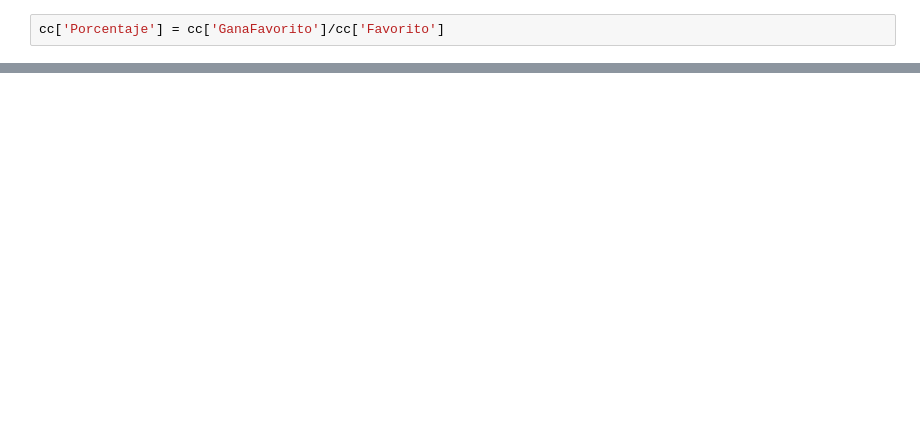
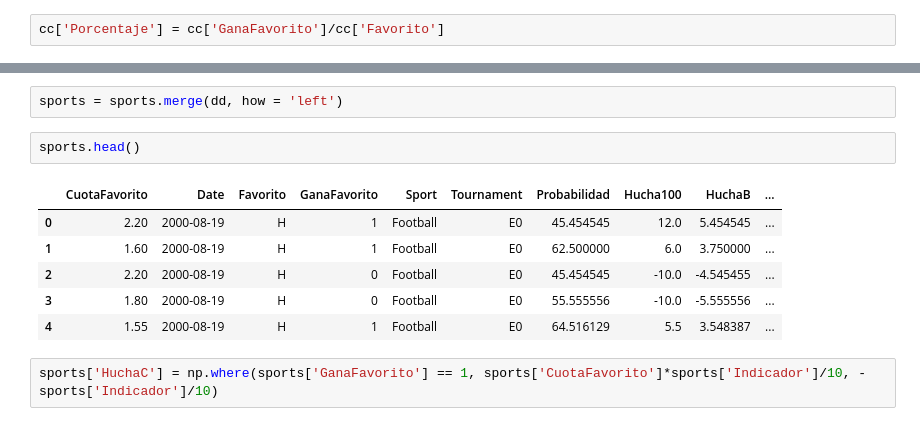
Before and after one commit to franciscojdiezc/TFM, a Jupyter notebook: 2. Hucha.ipynb, the cells around one changed output, grey strips where cells are left out. Cells and saved outputs as stored; diff of their text form; blank space fills up the shorter version.

```diff
--- a/2. Hucha.ipynb
+++ b/2. Hucha.ipynb
@@ -164,0 +161,13 @@ plt.show()
+# %%
+sports = sports.merge(dd, how = 'left')
+# %%
+sports.head()
+# %% [output]
+|  | CuotaFavorito | Date | Favorito | GanaFavorito | Sport | Tournament | Probabilidad | Hucha100 | HuchaB | ... |
+| 0 | 2.20 | 2000-08-19 | H | 1 | Football | E0 | 45.454545 | 12.0 | 5.454545 | ... |
+| 1 | 1.60 | 2000-08-19 | H | 1 | Football | E0 | 62.500000 | 6.0 | 3.750000 | ... |
+| 2 | 2.20 | 2000-08-19 | H | 0 | Football | E0 | 45.454545 | -10.0 | -4.545455 | ... |
+| 3 | 1.80 | 2000-08-19 | H | 0 | Football | E0 | 55.555556 | -10.0 | -5.555556 | ... |
+| 4 | 1.55 | 2000-08-19 | H | 1 | Football | E0 | 64.516129 | 5.5 | 3.548387 | ... |
+# %%
+sports['HuchaC'] = np.where(sports['GanaFavorito'] == 1, sports['CuotaFavorito']*sports['Indicador']/10, -sports['Indicador']/10)
```
Also changed, not shown: parts of 31 cells of this notebook.
